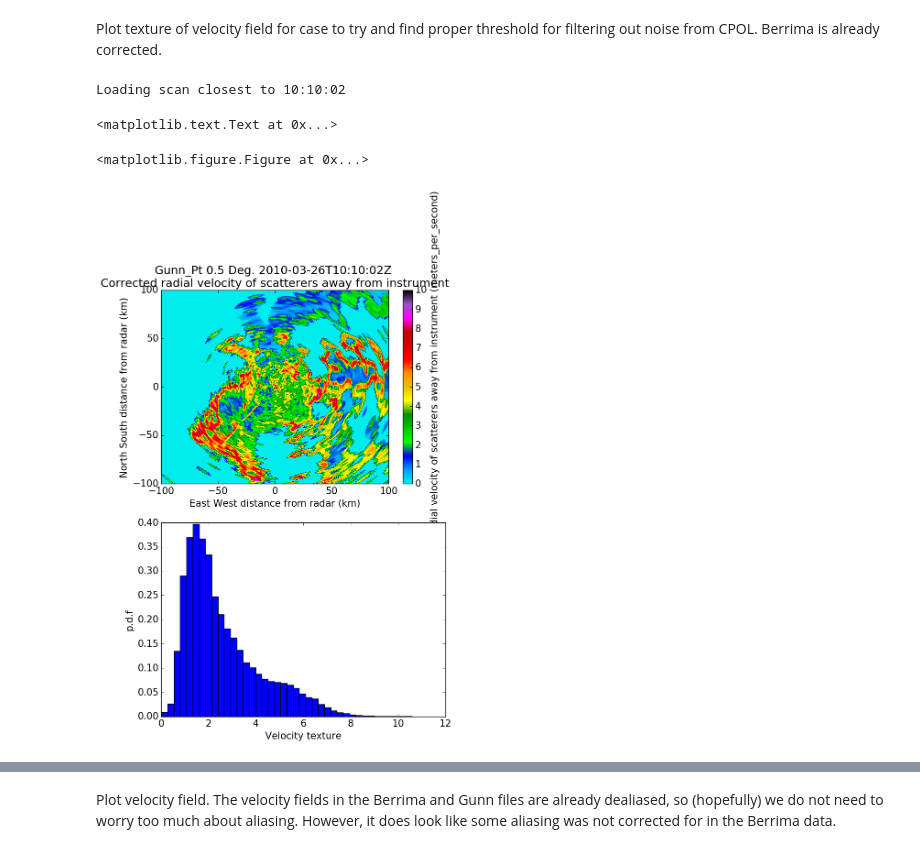
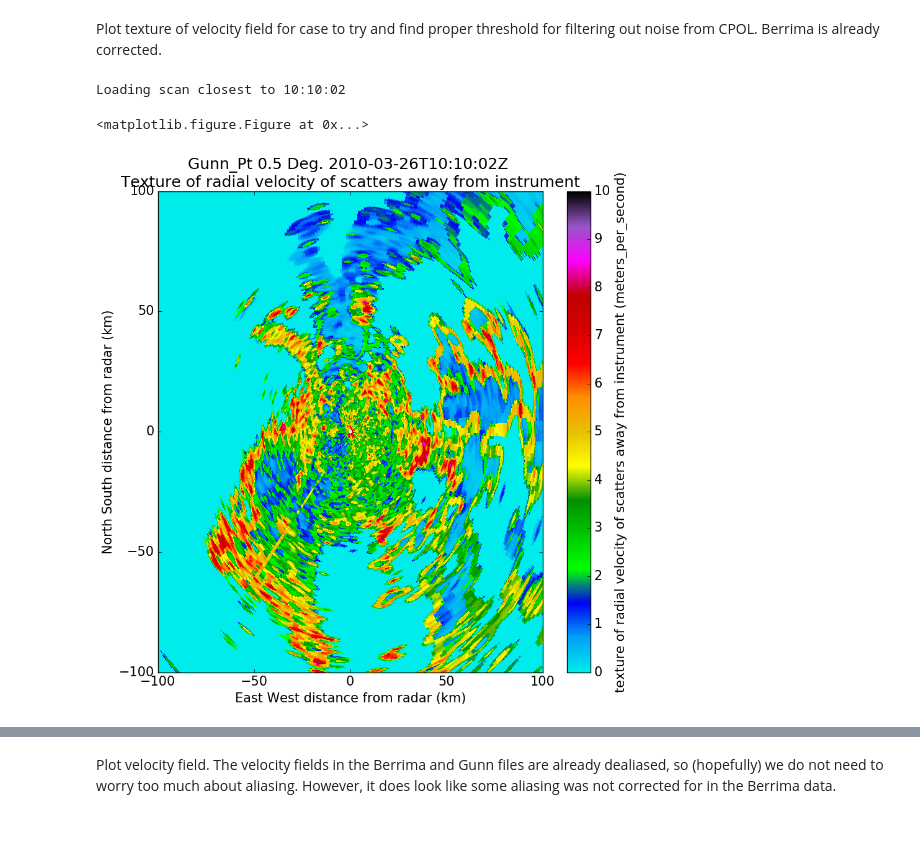
Before and after one commit to rcjackson/cmdv-rrm-anl, a Jupyter notebook: notebooks/CPOL_dual_doppler_test.ipynb, the cells around one changed output, grey strips where cells are left out. Cells and saved outputs as stored; diff of their text form; code cells hidden in the pictures.

Commit message:
MAINT: Update CPOL DD test notebook to use newest velocity texture calculation

```diff
--- a/notebooks/CPOL_dual_doppler_test.ipynb
+++ b/notebooks/CPOL_dual_doppler_test.ipynb
@@ -684,21 +684,13 @@ Radar_berr = get_radar_from_berr_cfradial(times_berr[frame_number])
 print('Calculating texture....')
 nyq_Gunn = Radar.instrument_parameters['nyquist_velocity']['data'][0]
 nyq_Berr = Radar_berr.instrument_parameters['nyquist_velocity']['data'][0]
-data = ndimage.filters.generic_filter(Radar.fields['Vel']['data'],
-                                      pyart.util.interval_std, size = (6,6),
-                                      extra_arguments = (-nyq_Gunn, nyq_Gunn))
-filtered_data = ndimage.filters.median_filter(data, size = (4,4))
-texture_field = pyart.config.get_metadata('corrected_velocity')
-texture_field['data'] = filtered_data
+texture_field = pyart.filters.calculate_velocity_texture(
+                Radar, vel_field='Vel', nyq=nyq_Gunn)
 
 Radar.add_field('velocity_texture', texture_field, replace_existing = True)
 
-data = ndimage.filters.generic_filter(Radar_berr.fields['Vel']['data'],
-                                      pyart.util.interval_std, size = (6,6),
-                                      extra_arguments = (-nyq_Gunn, nyq_Gunn))
-filtered_data = ndimage.filters.median_filter(data, size = (4,4))
-texture_field = pyart.config.get_metadata('corrected_velocity')
-texture_field['data'] = filtered_data
+texture_field = pyart.filters.calculate_velocity_texture(
+                Radar_berr, vel_field='Vel', nyq=nyq_Berr)
 Radar_berr.add_field('velocity_texture', texture_field, replace_existing = True)
 print('Done!')
 print(max(Radar_berr.instrument_parameters['nyquist_velocity']['data']))
@@ -759,25 +751,17 @@ Plot texture of velocity field for case to try and find proper threshold for fil
 # %%
 plt.clf()
 print("Loading scan closest to " + times[frame_number].strftime('%H:%M:%S'))
 
-fig1 = plt.figure(figsize=(8,12))
+fig1 = plt.figure(figsize=(10,10))
 # Calculate texture of velocity field
 
-plt.subplot(211)
 display = pyart.graph.RadarMapDisplay(Radar)
 display.plot_ppi('velocity_texture', sweep=0,
                  vmin=0, vmax=10, cmap=pyart.graph.cm.NWSRef)
 plt.xlim([-100,100])
 plt.ylim([-100,100])
 rcParams.update({'font.size': 15})
-
-plt.subplot(212)
-texture = Radar_berr.fields['velocity_texture']['data']
-plt.hist(texture[texture > 0], normed=1, bins=40)
-plt.xlabel('Velocity texture')
-plt.ylabel('p.d.f')
 # %% [output]
 Loading scan closest to 10:10:02
-<matplotlib.text.Text at 0x...>
+<matplotlib.figure.Figure at 0x...>
-<matplotlib.figure.Figure at 0x...>
-[figure, old version]
+[figure, new version]
```
Also changed, not shown: parts of 14 cells of this notebook.
